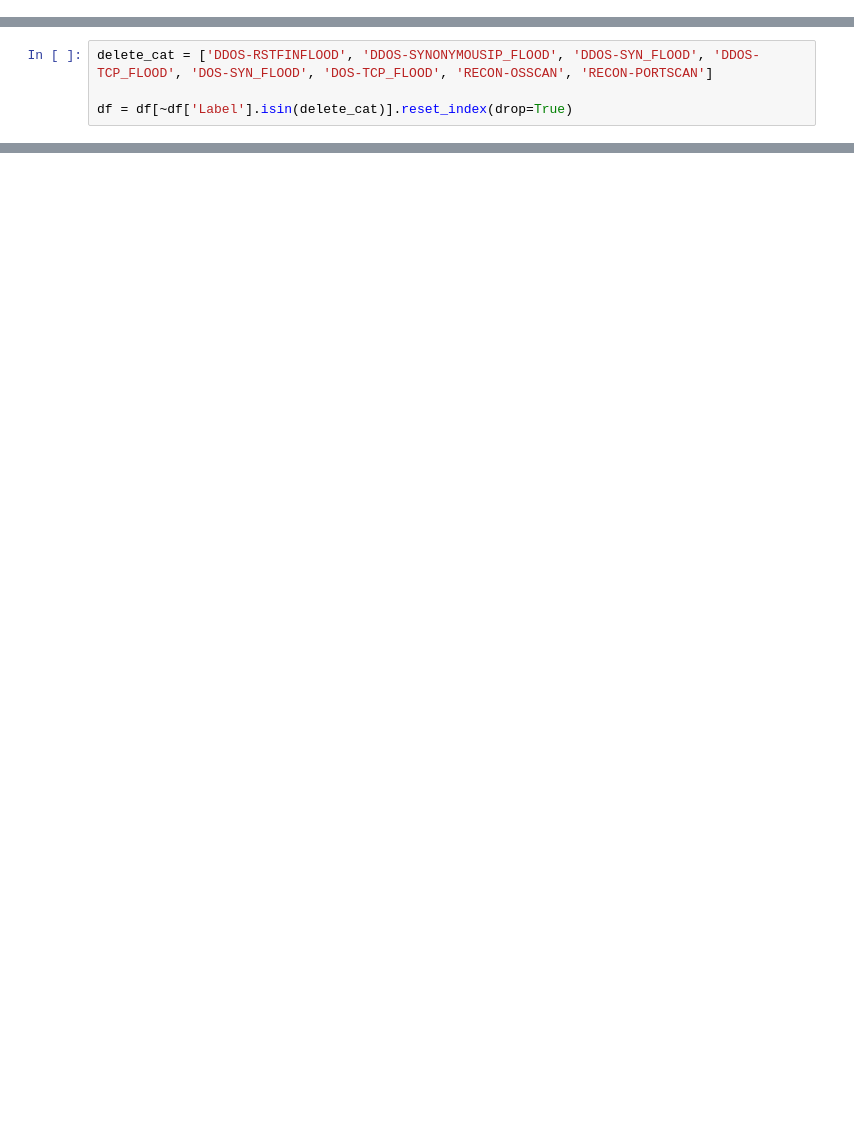
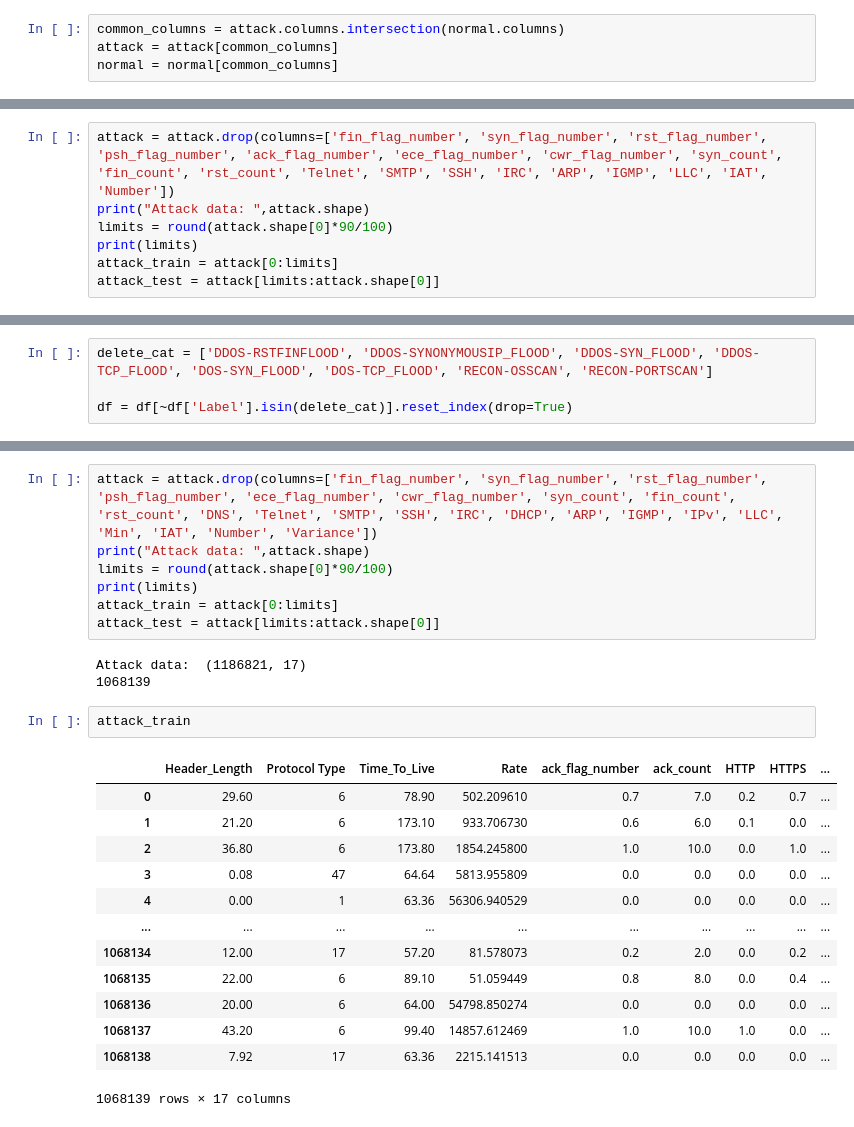
Before and after one commit to 2003congthinh/Capstone-Project, a Jupyter notebook: CIC_codes_folder/testing.ipynb, the cells around one changed output, grey strips where cells are left out. Saved outputs shown, nothing was run; the diff lists cells and outputs as text; blank space fills up the shorter version.

```diff
--- a/CIC_codes_folder/testing.ipynb
+++ b/CIC_codes_folder/testing.ipynb
@@ -58,0 +106,4 @@ memory usage: 2.2+ GB
+# %%
+common_columns = attack.columns.intersection(normal.columns)
+attack = attack[common_columns]
+normal = normal[common_columns]
@@ -58,0 +123,7 @@ memory usage: 2.2+ GB
+# %%
+attack = attack.drop(columns=['fin_flag_number', 'syn_flag_number', 'rst_flag_number', 'psh_flag_number', 'ack_flag_number', 'ece_flag_number', 'cwr_flag_number', 'syn_count', 'fin_count', 'rst_count', 'Telnet', 'SMTP', 'SSH', 'IRC', 'ARP', 'IGMP', 'LLC', 'IAT', 'Number'])
+print("Attack data: ",attack.shape)
+limits = round(attack.shape[0]*90/100)
+print(limits)
+attack_train = attack[0:limits]
+attack_test = attack[limits:attack.shape[0]]
@@ -290,0 +520,26 @@ for i in range(50):
+# %%
+attack = attack.drop(columns=['fin_flag_number', 'syn_flag_number', 'rst_flag_number', 'psh_flag_number', 'ece_flag_number', 'cwr_flag_number', 'syn_count', 'fin_count', 'rst_count', 'DNS', 'Telnet', 'SMTP', 'SSH', 'IRC', 'DHCP', 'ARP', 'IGMP', 'IPv', 'LLC', 'Min', 'IAT', 'Number', 'Variance'])
+print("Attack data: ",attack.shape)
+limits = round(attack.shape[0]*90/100)
+print(limits)
+attack_train = attack[0:limits]
+attack_test = attack[limits:attack.shape[0]]
+# %% [output]
+Attack data:  (1186821, 17)
+1068139
+# %%
+attack_train
+# %% [output]
+|  | Header_Length | Protocol Type | Time_To_Live | Rate | ack_flag_number | ack_count | HTTP | HTTPS | ... |
+| 0 | 29.60 | 6 | 78.90 | 502.209610 | 0.7 | 7.0 | 0.2 | 0.7 | ... |
+| 1 | 21.20 | 6 | 173.10 | 933.706730 | 0.6 | 6.0 | 0.1 | 0.0 | ... |
+| 2 | 36.80 | 6 | 173.80 | 1854.245800 | 1.0 | 10.0 | 0.0 | 1.0 | ... |
+| 3 | 0.08 | 47 | 64.64 | 5813.955809 | 0.0 | 0.0 | 0.0 | 0.0 | ... |
+| 4 | 0.00 | 1 | 63.36 | 56306.940529 | 0.0 | 0.0 | 0.0 | 0.0 | ... |
+| ... | ... | ... | ... | ... | ... | ... | ... | ... | ... |
+| 1068134 | 12.00 | 17 | 57.20 | 81.578073 | 0.2 | 2.0 | 0.0 | 0.2 | ... |
+| 1068135 | 22.00 | 6 | 89.10 | 51.059449 | 0.8 | 8.0 | 0.0 | 0.4 | ... |
+| 1068136 | 20.00 | 6 | 64.00 | 54798.850274 | 0.0 | 0.0 | 0.0 | 0.0 | ... |
+| 1068137 | 43.20 | 6 | 99.40 | 14857.612469 | 1.0 | 10.0 | 1.0 | 0.0 | ... |
+| 1068138 | 7.92 | 17 | 63.36 | 2215.141513 | 0.0 | 0.0 | 0.0 | 0.0 | ... |
+1068139 rows × 17 columns
```
Also changed, not shown: parts of 86 cells of this notebook, 4 other files.
